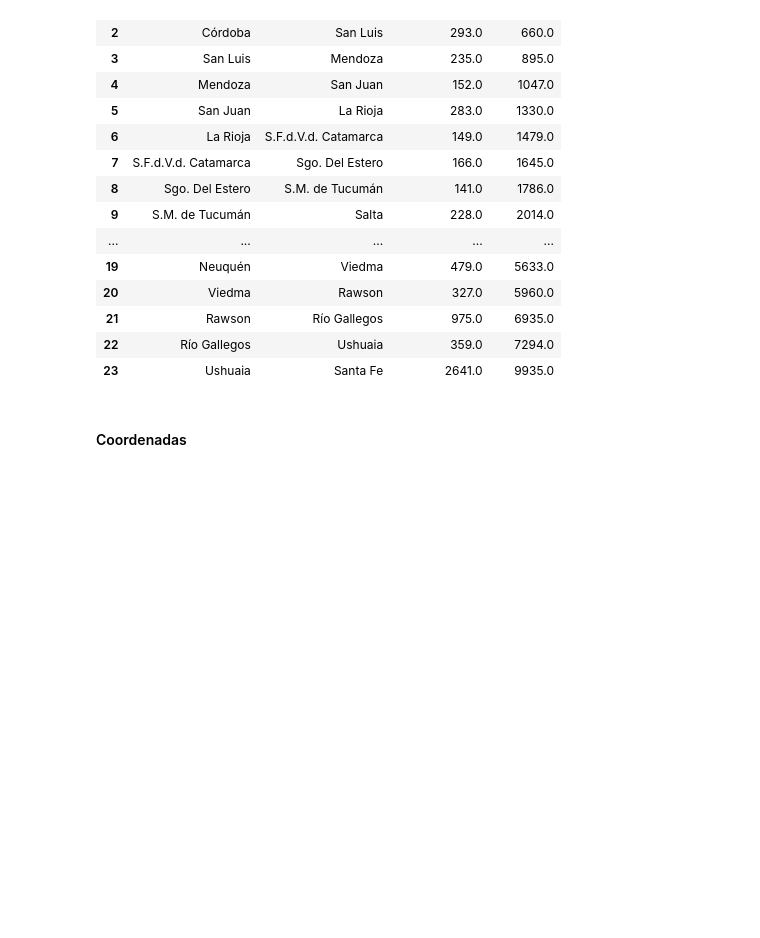
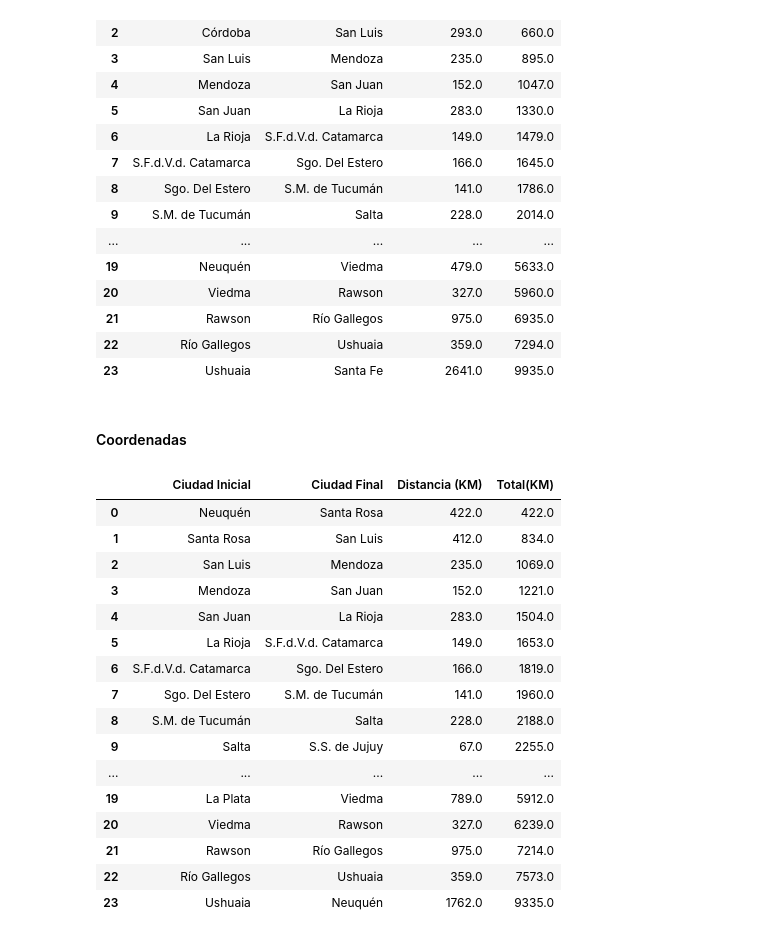
Before and after one commit to GinoBartolucci/algoritmos-geneticos, a Jupyter notebook: TP3/tp3-a.ipynb, the cells around one changed output. Drawn from its saved outputs; the diff is of its cells as text; code cells hidden in the pictures; blank space fills up the shorter version.

```diff
--- a/TP3/tp3-a.ipynb
+++ b/TP3/tp3-a.ipynb
@@ -122,0 +123,49 @@ imagen.show()
+# %%
+df_ciudades = df_base.copy()
+cantidad_de_columnas = df_base.shape[1]
+recorridos = []
+lista_nombres = list(df_base.head(0))
+ciudades_recorridos = []
+for i in range(0, len(lista_nombres)):
+    df_ciudades = df_base.copy()
+    km_recorridos = 0
+    ciudad_inicial = lista_nombres[i]
+    ciudad_i = ciudad_inicial
+    for j in range(1, cantidad_de_columnas):
+        ciudad_proxima, distancia = heuristica(ciudad_i, df_ciudades)
+        df_ciudades = df_ciudades.drop(ciudad_i, axis=1)
+        km_recorridos += distancia
+        data = [ciudad_i, ciudad_proxima, distancia, km_recorridos]
+        recorridos.append(data)
+        ciudad_i = ciudad_proxima
+
+    km_recorridos += df_base[ciudad_i][ciudad_inicial]
+    data = [ciudad_i, ciudad_inicial, df_base[ciudad_i][ciudad_inicial], km_recorridos]
+    recorridos.append(data)
+    ciudadInicial_kilometros = [lista_nombres[i], km_recorridos, recorridos]
+    ciudades_recorridos.append(ciudadInicial_kilometros)
+    recorridos = []
+#ciudades_recorridos
+lista_ordenada = sorted(ciudades_recorridos, key=lambda x: x[1])
+#lista_ordenada[0]
+df_recorridos = pd.DataFrame(lista_ordenada[0][2], columns=[
+                             'Ciudad Inicial', 'Ciudad Final', 'Distancia (KM)', 'Total(KM)'])
+df_recorridos
+# %% [output]
+|  | Ciudad Inicial | Ciudad Final | Distancia (KM) | Total(KM) |
+| 0 | Neuquén | Santa Rosa | 422.0 | 422.0 |
+| 1 | Santa Rosa | San Luis | 412.0 | 834.0 |
+| 2 | San Luis | Mendoza | 235.0 | 1069.0 |
+| 3 | Mendoza | San Juan | 152.0 | 1221.0 |
+| 4 | San Juan | La Rioja | 283.0 | 1504.0 |
+| 5 | La Rioja | S.F.d.V.d. Catamarca | 149.0 | 1653.0 |
+| 6 | S.F.d.V.d. Catamarca | Sgo. Del Estero | 166.0 | 1819.0 |
+| 7 | Sgo. Del Estero | S.M. de Tucumán | 141.0 | 1960.0 |
+| 8 | S.M. de Tucumán | Salta | 228.0 | 2188.0 |
+| 9 | Salta | S.S. de Jujuy | 67.0 | 2255.0 |
+| ... | ... | ... | ... | ... |
+| 19 | La Plata | Viedma | 789.0 | 5912.0 |
+| 20 | Viedma | Rawson | 327.0 | 6239.0 |
+| 21 | Rawson | Río Gallegos | 975.0 | 7214.0 |
+| 22 | Río Gallegos | Ushuaia | 359.0 | 7573.0 |
+| 23 | Ushuaia | Neuquén | 1762.0 | 9335.0 |
```
Also changed, not shown: parts of 1 cell of this notebook, 1 other file.
